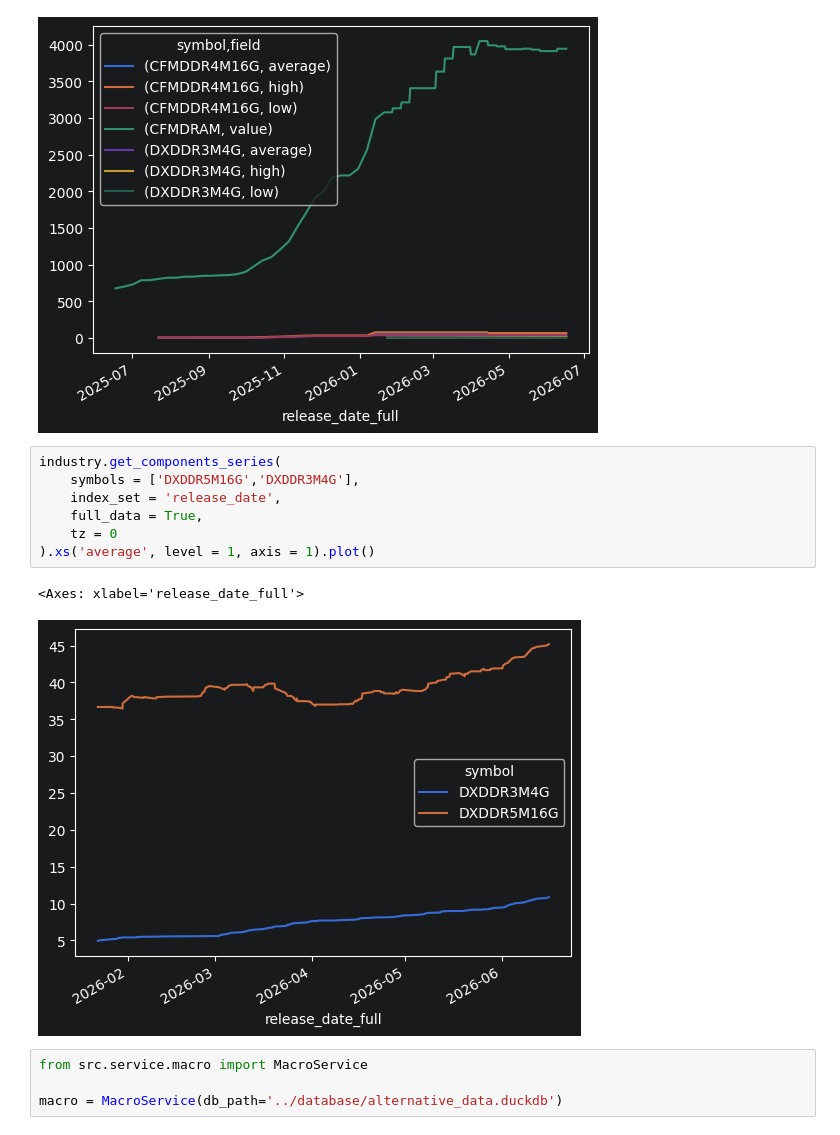
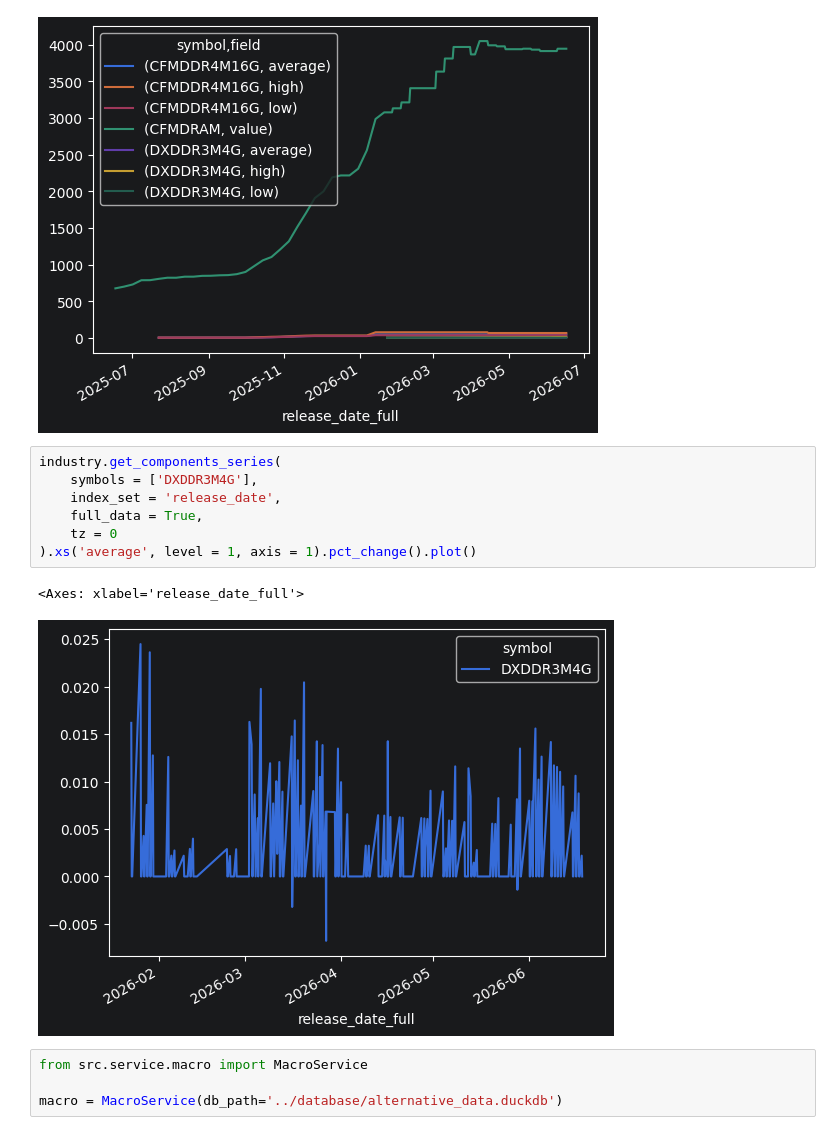
Before and after one commit to Tommylee1013/FinancialData, a Jupyter notebook: Notes/data_valid.ipynb, the cells around one changed output. Cells and saved outputs as stored; diff of their text form.

```diff
--- a/Notes/data_valid.ipynb
+++ b/Notes/data_valid.ipynb
@@ -339,14 +345,14 @@ industry.get_series(
 [figure]
 # %%
 industry.get_components_series(
-    symbols = ['DXDDR5M16G','DXDDR3M4G'],
+    symbols = ['DXDDR3M4G'],
     index_set = 'release_date',
     full_data = True,
     tz = 0
-).xs('average', level = 1, axis = 1).plot()
+).xs('average', level = 1, axis = 1).pct_change().plot()
 # %% [output]
 <Axes: xlabel='release_date_full'>
-[figure, old version]
+[figure, new version]
 # %%
 from src.service.macro import MacroService
 
```
Also changed, not shown: parts of 4 cells of this notebook, 39 other files.
